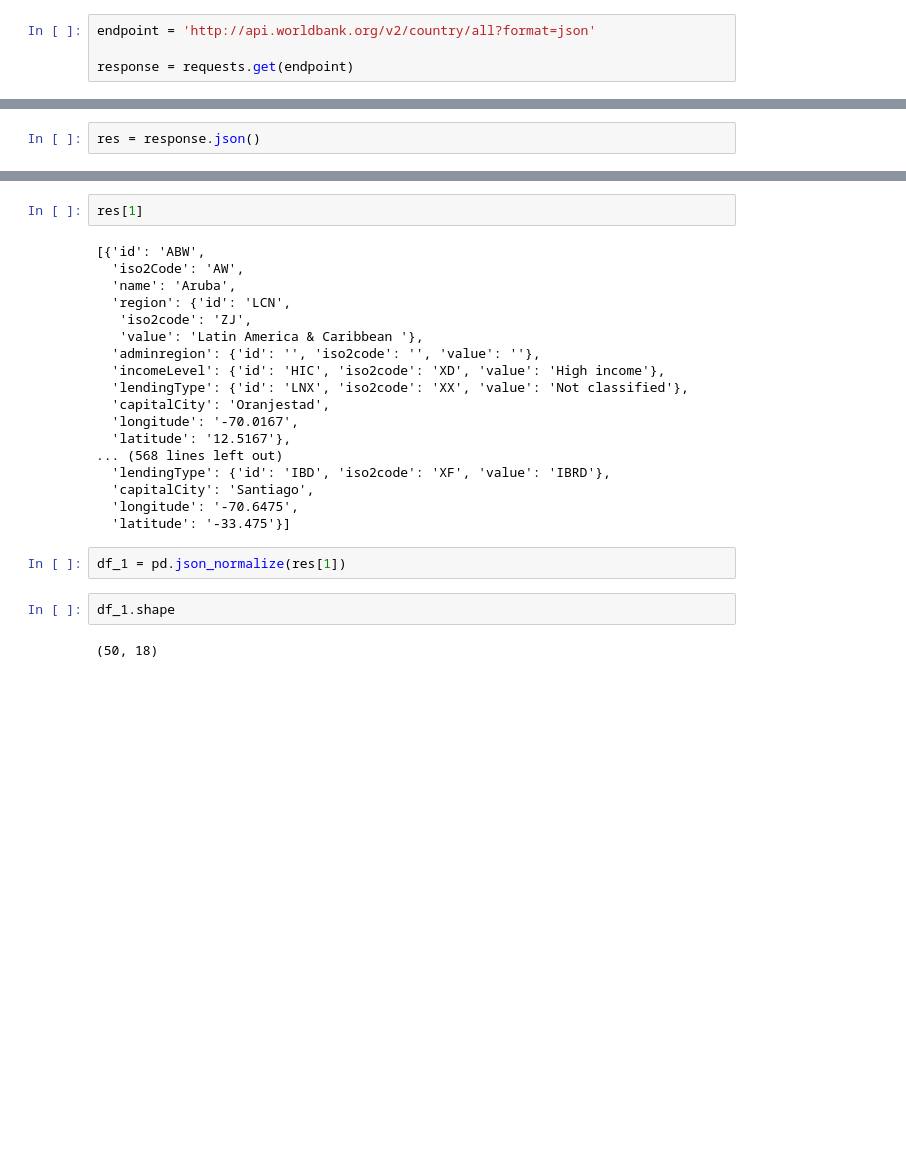
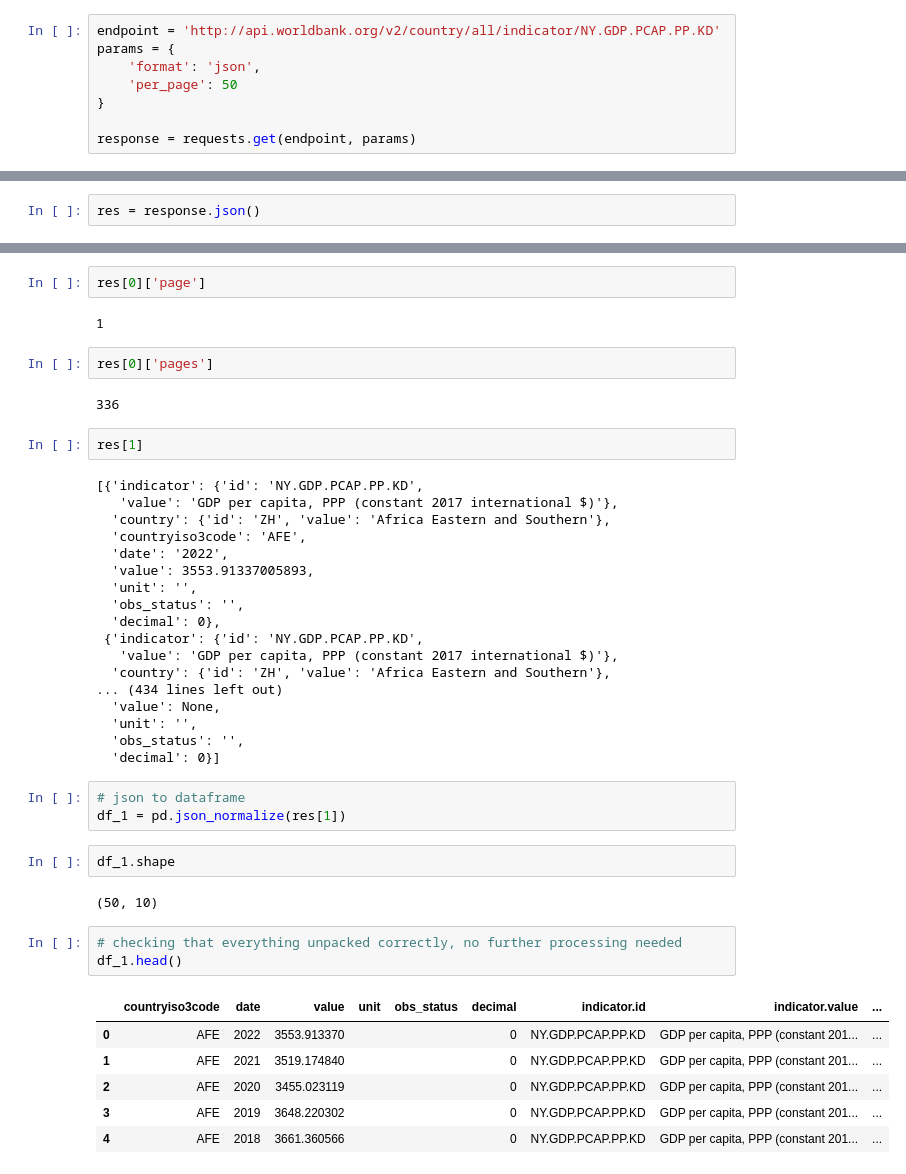
Before and after one commit to nss-data-science-cohort-7/api-exercise-tfwhitesell, a Jupyter notebook: notebooks/un_data_api.ipynb, the cells around one changed output, grey strips where cells are left out. Cells and saved outputs as stored; diff of their text form; blank space fills up the shorter version.

```diff
--- a/notebooks/un_data_api.ipynb
+++ b/notebooks/un_data_api.ipynb
@@ -12,9 +12,13 @@ https://datahelpdesk.worldbank.org/knowledgebase/articles/898581
 ### Question 1
 Use the API to get all available data for the GDP per capita, PPP (constant 2017 international $) indicator. Hint: this indicator has code "NY.GDP.PCAP.PP.KD". Adjust the query parameters so that you can retrieve all available rows. Convert the results to a DataFrame.
 # %%
-endpoint = 'http://api.worldbank.org/v2/country/all?format=json'
+endpoint = 'http://api.worldbank.org/v2/country/all/indicator/NY.GDP.PCAP.PP.KD'
+params = {
+    'format': 'json',
+    'per_page': 50
+}
 
-response = requests.get(endpoint)
+response = requests.get(endpoint, params)
 # %%
 response
 # %% [output]
@@ -24,26 +39,45 @@ res = response.json()
+# %%
+res[0]['page']
+# %% [output]
+1
+# %%
+res[0]['pages']
+# %% [output]
+336
 # %%
 res[1]
 # %% [output]
-[{'id': 'ABW',
-  'iso2Code': 'AW',
-  'name': 'Aruba',
-  'region': {'id': 'LCN',
-   'iso2code': 'ZJ',
-   'value': 'Latin America & Caribbean '},
-  'adminregion': {'id': '', 'iso2code': '', 'value': ''},
-  'incomeLevel': {'id': 'HIC', 'iso2code': 'XD', 'value': 'High income'},
-  'lendingType': {'id': 'LNX', 'iso2code': 'XX', 'value': 'Not classified'},
-  'capitalCity': 'Oranjestad',
-  'longitude': '-70.0167',
-  'latitude': '12.5167'},
-... (568 lines left out)
-  'lendingType': {'id': 'IBD', 'iso2code': 'XF', 'value': 'IBRD'},
-  'capitalCity': 'Santiago',
-  'longitude': '-70.6475',
-  'latitude': '-33.475'}]
+[{'indicator': {'id': 'NY.GDP.PCAP.PP.KD',
+   'value': 'GDP per capita, PPP (constant 2017 international $)'},
+  'country': {'id': 'ZH', 'value': 'Africa Eastern and Southern'},
+  'countryiso3code': 'AFE',
+  'date': '2022',
+  'value': 3553.91337005893,
+  'unit': '',
+  'obs_status': '',
+  'decimal': 0},
+ {'indicator': {'id': 'NY.GDP.PCAP.PP.KD',
+   'value': 'GDP per capita, PPP (constant 2017 international $)'},
+  'country': {'id': 'ZH', 'value': 'Africa Eastern and Southern'},
+... (434 lines left out)
+  'value': None,
+  'unit': '',
+  'obs_status': '',
+  'decimal': 0}]
 # %%
+# json to dataframe
 df_1 = pd.json_normalize(res[1])
 # %%
 df_1.shape
 # %% [output]
-(50, 18)
+(50, 10)
+# %%
+# checking that everything unpacked correctly, no further processing needed
+df_1.head()
+# %% [output]
+|  | countryiso3code | date | value | unit | obs_status | decimal | indicator.id | indicator.value | ... |
+| 0 | AFE | 2022 | 3553.913370 |  |  | 0 | NY.GDP.PCAP.PP.KD | GDP per capita, PPP (constant 201... | ... |
+| 1 | AFE | 2021 | 3519.174840 |  |  | 0 | NY.GDP.PCAP.PP.KD | GDP per capita, PPP (constant 201... | ... |
+| 2 | AFE | 2020 | 3455.023119 |  |  | 0 | NY.GDP.PCAP.PP.KD | GDP per capita, PPP (constant 201... | ... |
+| 3 | AFE | 2019 | 3648.220302 |  |  | 0 | NY.GDP.PCAP.PP.KD | GDP per capita, PPP (constant 201... | ... |
+| 4 | AFE | 2018 | 3661.360566 |  |  | 0 | NY.GDP.PCAP.PP.KD | GDP per capita, PPP (constant 201... | ... |
```
Also changed, not shown: parts of 6 cells of this notebook, 4 other files.
